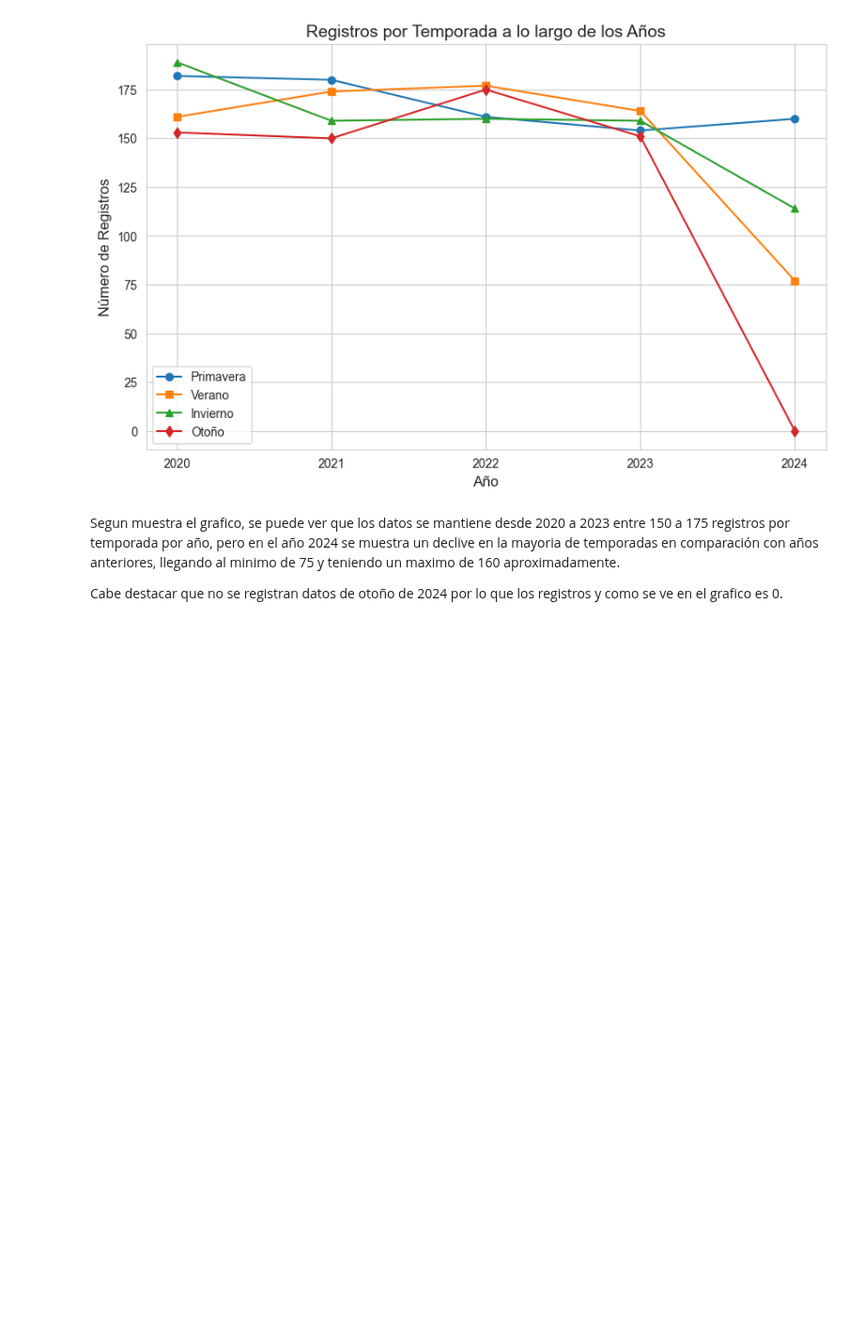
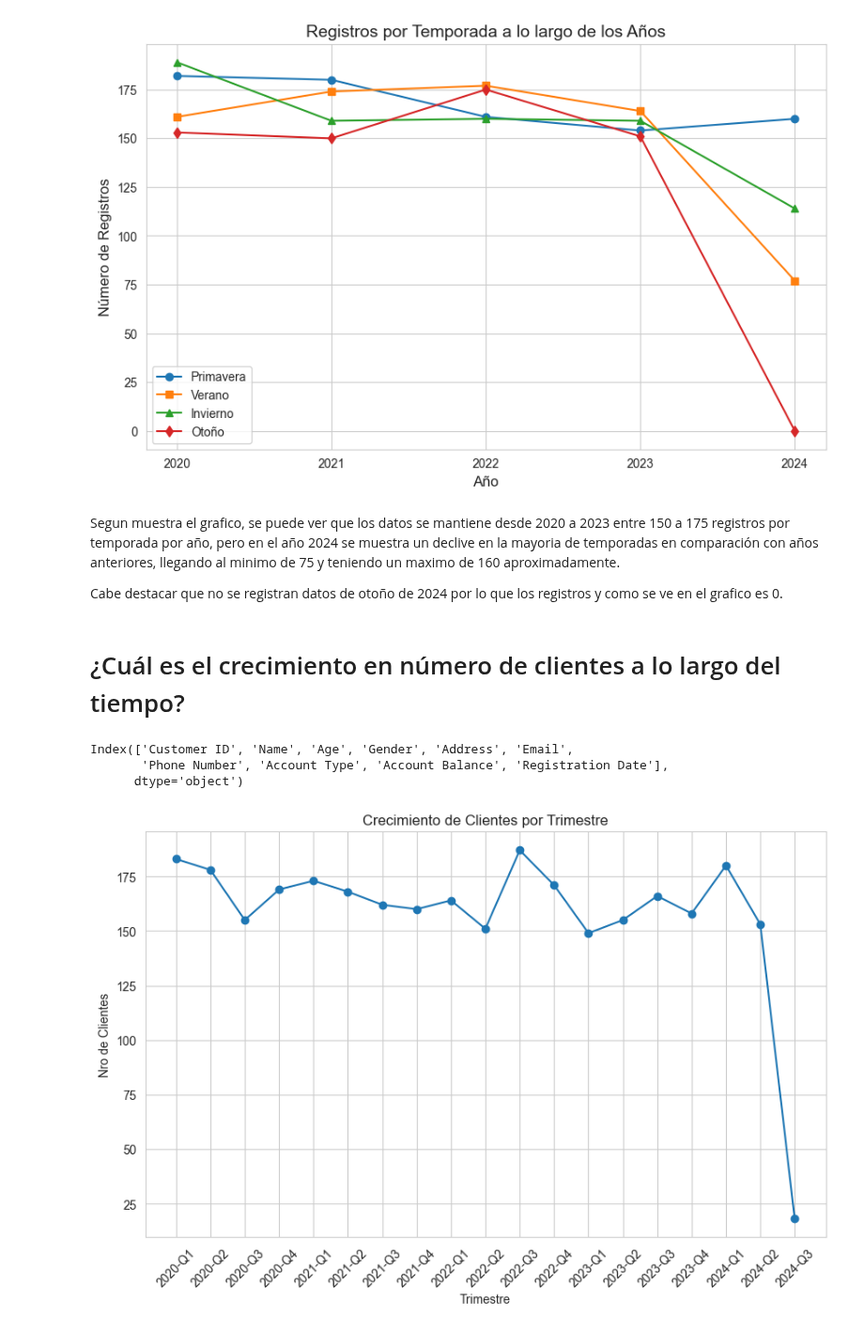
Before and after one commit to Vigonzaleze/analisisDatos_clientesBancarios, a Jupyter notebook: Analisis/analisis.ipynb, the cells around one changed output. Shown at 94% size. Saved outputs shown, nothing was run; the diff lists cells and outputs as text; code cells hidden in the pictures; blank space fills up the shorter version.

Commit message:
Se agrega analisis de crecimiento de nro de clientes en el tiempo

```diff
--- a/Analisis/analisis.ipynb
+++ b/Analisis/analisis.ipynb
@@ -693,3 +692,33 @@ mpl.pyplot.show()
 Segun muestra el grafico, se puede ver que los datos se mantiene desde 2020 a 2023 entre 150 a 175 registros por temporada por año, pero en el año 2024 se muestra un declive en la mayoria de temporadas en comparación con años anteriores, llegando al minimo de 75 y teniendo un maximo de 160 aproximadamente.
 
 Cabe destacar que no se registran datos de otoño de 2024 por lo que los registros y como se ve en el grafico es 0.
+# %% [markdown]
+# ¿Cuál es el crecimiento en número de clientes a lo largo del tiempo?
+# %%
+datos_modif.columns
+# %% [output]
+Index(['Customer ID', 'Name', 'Age', 'Gender', 'Address', 'Email',
+       'Phone Number', 'Account Type', 'Account Balance', 'Registration Date'],
+      dtype='object')
+# %%
+# Obtenemos los datos
+crecimientoEnTiempo = datos_modif[["Customer ID", "Registration Date"]].copy()
+
+# Se agrega dato de año-trimestre
+crecimientoEnTiempo["Trimestre"] = crecimientoEnTiempo["Registration Date"].dt.year.astype(str) + '-Q' \
+    + crecimientoEnTiempo["Registration Date"].dt.quarter.astype(str)
+
+# Agrupamos por trimestre y calculamos la cantidad de clientes
+crecimientoEnTiempo = crecimientoEnTiempo.groupby("Trimestre").agg(total_clientes = ("Customer ID", "count")).reset_index()
+# %%
+# Creamos el grafico
+mpl.pyplot.figure(figsize=(10,6))
+mpl.pyplot.plot(crecimientoEnTiempo["Trimestre"], crecimientoEnTiempo["total_clientes"], marker="o" )
+mpl.pyplot.title("Crecimiento de Clientes por Trimestre")
+mpl.pyplot.xlabel("Trimestre")
+mpl.pyplot.ylabel("Nro de Clientes")
+mpl.pyplot.grid(True)
+mpl.pyplot.xticks(rotation=45)
+mpl.pyplot.show()
+# %% [output]
+[figure, added]
```
Also changed, not shown: parts of 7 cells of this notebook.
